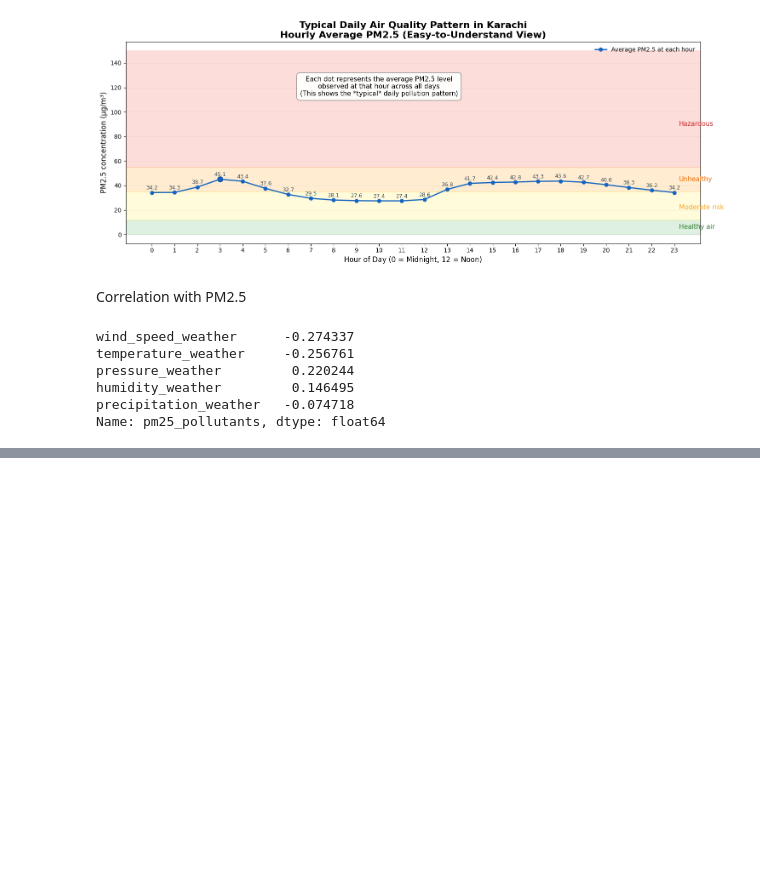
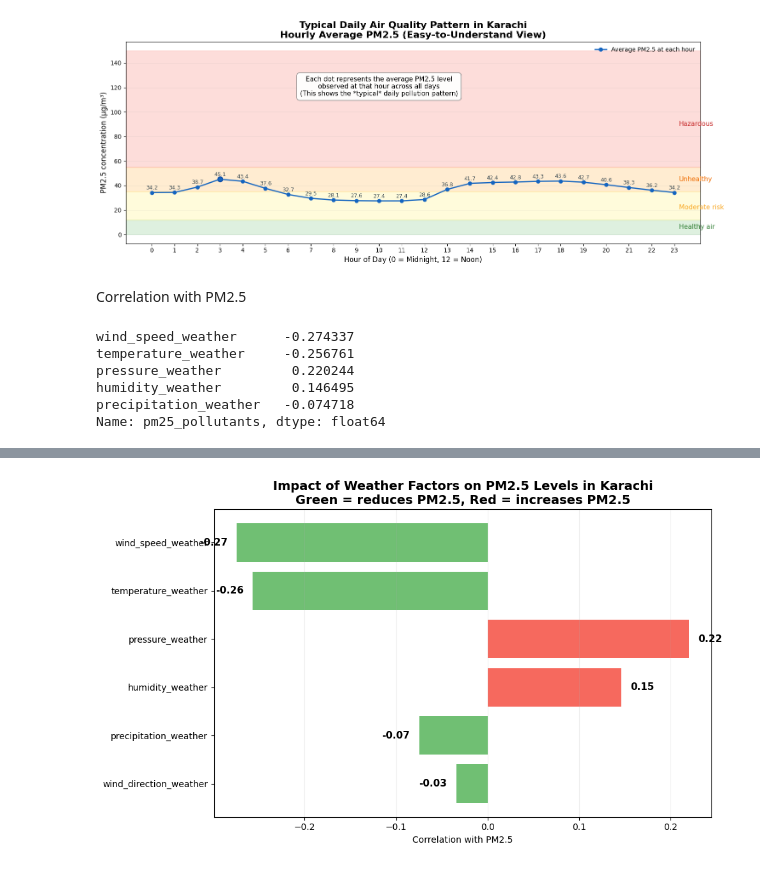
Before and after one commit to Nawab-Ahmed/aqi-forecasting-mlops, a Jupyter notebook: notebooks/eda.ipynb, the cells around one changed output, grey strips where cells are left out. Cells and saved outputs as stored; diff of their text form; code cells hidden in the pictures; blank space fills up the shorter version.

```diff
--- a/notebooks/eda.ipynb
+++ b/notebooks/eda.ipynb
@@ -704,0 +786,51 @@ Number of potential outliers: 23
+# %%
+import matplotlib.pyplot as plt
+
+# Correlations (already calculated)
+correlations = {
+    "wind_speed_weather": -0.274337,
+    "temperature_weather": -0.256761,
+    "pressure_weather": 0.220244,
+    "humidity_weather": 0.146495,
+    "precipitation_weather": -0.074718,
+    "wind_direction_weather": -0.034122
+}
+
+# Convert to DataFrame for easy sorting
+import pandas as pd
+corr_df = pd.DataFrame.from_dict(correlations, orient="index", columns=["correlation"])
+corr_df["abs_corr"] = corr_df["correlation"].abs()
+corr_df = corr_df.sort_values("abs_corr", ascending=True)  # smallest at bottom, largest at top
+
+# Color mapping: green for negative (reduces PM2.5), red for positive (increases)
+colors = ["#4CAF50" if x < 0 else "#F44336" for x in corr_df["correlation"]]
+
+plt.figure(figsize=(10, 6))
+bars = plt.barh(corr_df.index, corr_df["correlation"], color=colors, alpha=0.8)
+
+# Add correlation numbers at the end of bars
+for bar in bars:
+    width = bar.get_width()
+    plt.text(
+        x=width + (0.01 if width > 0 else -0.01),
+        y=bar.get_y() + bar.get_height()/2,
+        s=f"{width:.2f}",
+        va="center",
+        ha="left" if width > 0 else "right",
+        fontsize=11,
+        weight="bold"
+    )
+
+# Titles & legend
+plt.title(
+    "Impact of Weather Factors on PM2.5 Levels in Karachi\n"
+    "Green = reduces PM2.5, Red = increases PM2.5",
+    fontsize=14,
+    weight="bold"
+)
+plt.xlabel("Correlation with PM2.5")
+plt.grid(axis="x", alpha=0.2)
+plt.tight_layout()
+plt.show()
+# %% [output]
+[figure, added]
```
Also changed, not shown: parts of 6 cells of this notebook, 15 other files.
